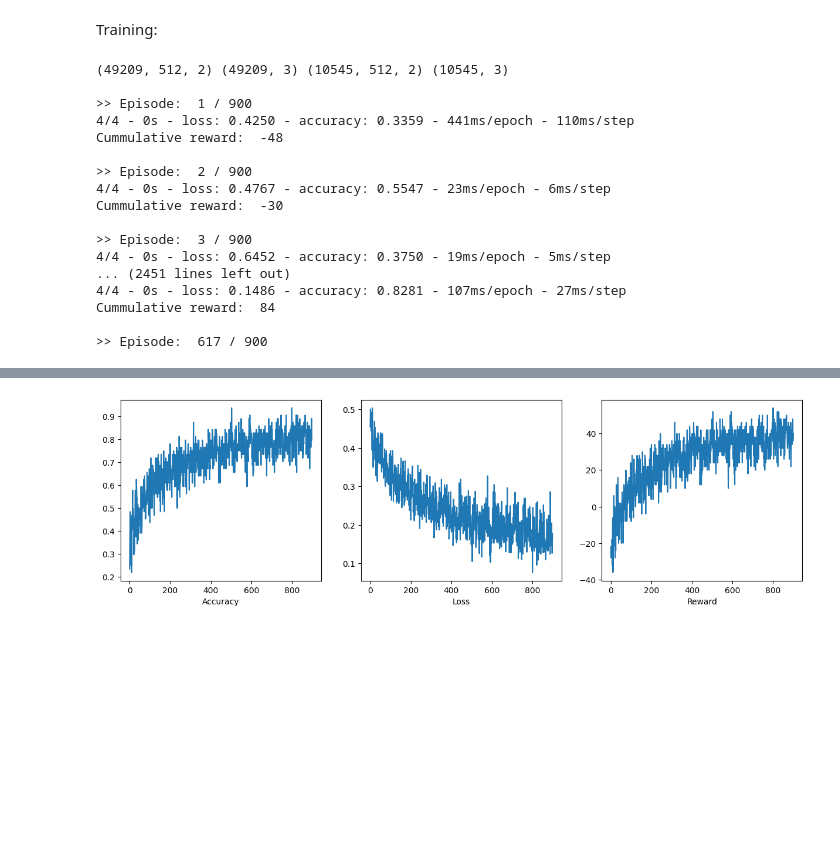
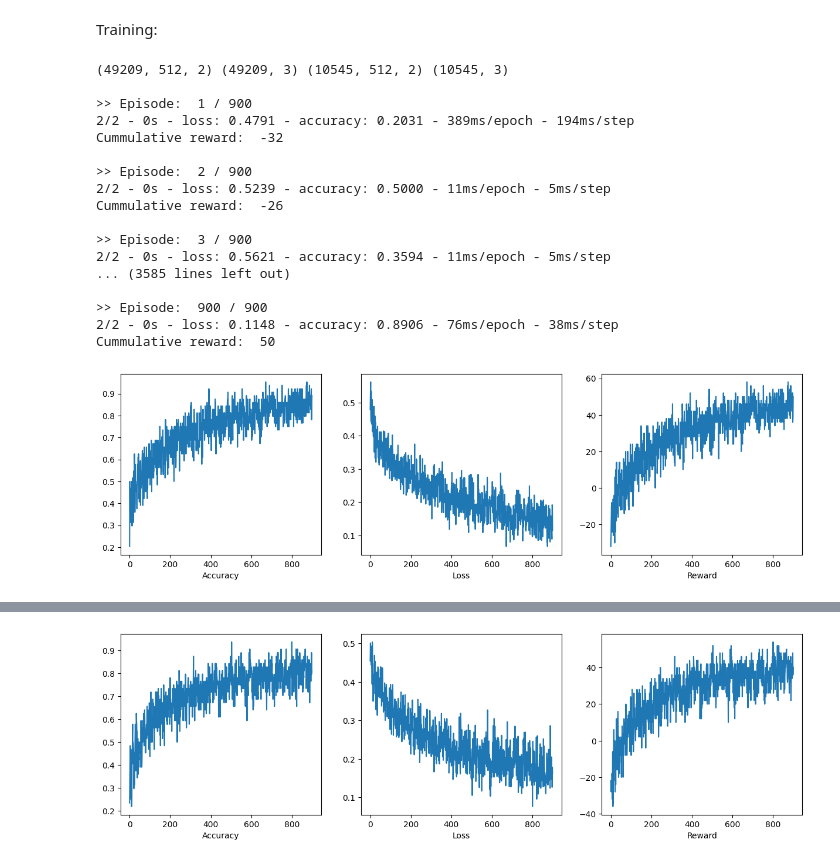
Before and after one commit to carlotala/TFG_GITT_project_code, a Jupyter notebook: RL_CNN_Model.ipynb, the cells around one changed output, grey strips where cells are left out. Drawn from its saved outputs; the diff is of its cells as text; code cells hidden in the pictures; blank space fills up the shorter version.

Commit message:
Updating RL model

```diff
--- a/RL_CNN_Model.ipynb
+++ b/RL_CNN_Model.ipynb
@@ -195,17 +195,17 @@ action_space = [0,1,2] # action space: {0: healthy, 1: OR fault, 2: IR fault}
 
 E = 900 # training episode number
 M = 300 # experience pool capacity
-R = 128 # replay size
-T = 128 # game rounds in one episode
-C = 20 # copy period: training steps to update periodicity of target network
+R = 64 # replay size
+T = 64 # game rounds in one episode
+C = 10 # copy period: training steps to update periodicity of target network
 
-discount_factor = 0.05 # gamma
+discount_factor = 0.02 # gamma
 learning_rate = 0.001 # alpha
 
 # epsilon-greedy:
 # tradeoff between exploration and exploitation
 epsilon_0 = 0.4  # exploration probability at start
-epsilon_min = 0.01  # minimum exploration probability
+epsilon_min = 0.001  # minimum exploration probability
 epsilon_decay = 0.3  # exponential decay rate for exploration prob
 
 cum_reward_episode = []
@@ -257,17 +257,48 @@ ddqn_model.save(filename)
 (49209, 512, 2) (49209, 3) (10545, 512, 2) (10545, 3)
 
 >> Episode:  1 / 900
-4/4 - 0s - loss: 0.4250 - accuracy: 0.3359 - 441ms/epoch - 110ms/step
-Cummulative reward:  -48
+2/2 - 0s - loss: 0.4791 - accuracy: 0.2031 - 389ms/epoch - 194ms/step
+Cummulative reward:  -32
 
 >> Episode:  2 / 900
-4/4 - 0s - loss: 0.4767 - accuracy: 0.5547 - 23ms/epoch - 6ms/step
-Cummulative reward:  -30
+2/2 - 0s - loss: 0.5239 - accuracy: 0.5000 - 11ms/epoch - 5ms/step
+Cummulative reward:  -26
 
 >> Episode:  3 / 900
-4/4 - 0s - loss: 0.6452 - accuracy: 0.3750 - 19ms/epoch - 5ms/step
-... (2451 lines left out)
-4/4 - 0s - loss: 0.1486 - accuracy: 0.8281 - 107ms/epoch - 27ms/step
-Cummulative reward:  84
+2/2 - 0s - loss: 0.5621 - accuracy: 0.3594 - 11ms/epoch - 5ms/step
+... (3585 lines left out)
 
->> Episode:  617 / 900
+>> Episode:  900 / 900
+2/2 - 0s - loss: 0.1148 - accuracy: 0.8906 - 76ms/epoch - 38ms/step
+Cummulative reward:  50
+# %%
+# E = 900 # training episode number ==> aumentar epochs
+# M = 300 # experience pool capacity
+# R = 64 # replay size
+# T = 64 # game rounds in one episode
+# C = 10 # copy period: training steps to update periodicity of target network
+# discount_factor = 0.02 # gamma
+# learning_rate = 0.001 # alpha
+# # epsilon-greedy:
+# # tradeoff between exploration and exploitation
+# epsilon_0 = 0.4  # exploration probability at start
+# epsilon_min = 0.001  # minimum exploration probability
+# epsilon_decay = 0.3  # exponential decay rate for exploration prob
+# Modelo con 2 capas de Conv1D
+# con datos normalizados!
+# guardando el mejor modelo, no el último
+
+fig, axs = plt.subplots(1, 3, figsize=(15, 4))
+
+axs[0].plot(acc_episode)
+axs[0].set(xlabel='Accuracy')
+
+axs[1].plot(loss_episode)
+axs[1].set(xlabel='Loss')
+
+axs[2].plot(cum_reward_episode)
+axs[2].set(xlabel='Reward')
+
+plt.show()
+# %% [output]
+[figure, added]
```
Also changed, not shown: parts of 5 cells of this notebook.
